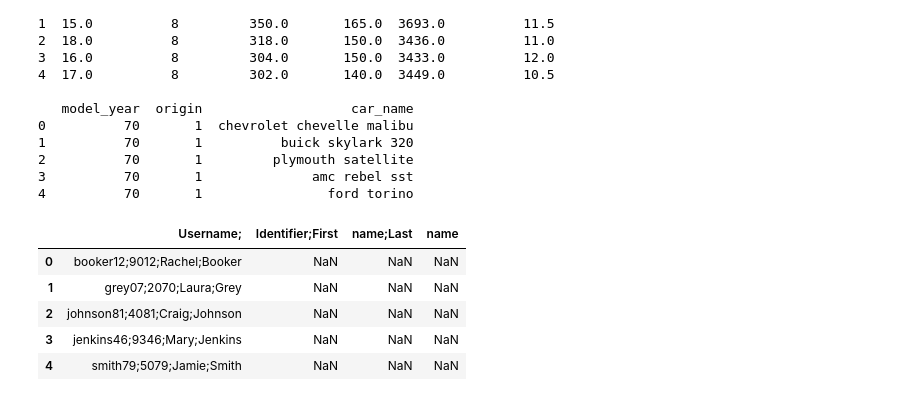
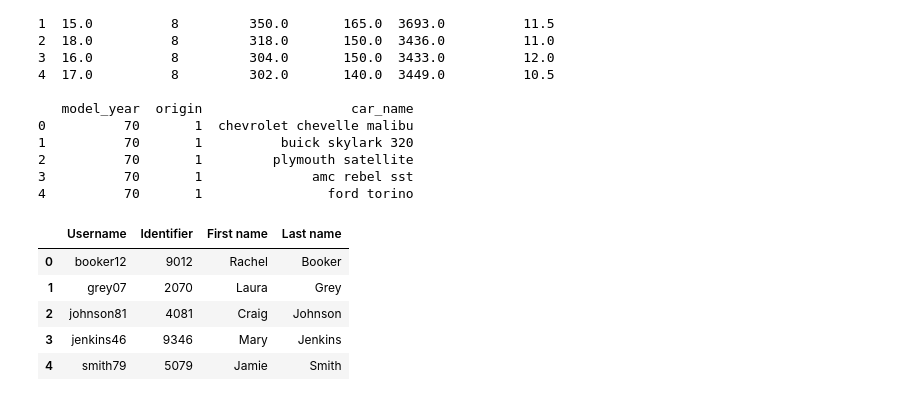
Before and after one commit to Coder-Amlan-for-College/MLC, a Jupyter notebook: CSV files.ipynb, the cells around one changed output. Cells and saved outputs as stored; diff of their text form; code cells hidden in the pictures.

```diff
--- a/CSV files.ipynb
+++ b/CSV files.ipynb
@@ -67,12 +68,12 @@ print(df.head())
 4          70       1                ford torino
 # %%
 url = "https://support.staffbase.com/hc/en-us/article_attachments/360009197031/username.csv"
-df3 = pd.read_csv(url,encoding="latin",sep=" ")
-df3.head()
+df3 = pd.read_csv(url,sep=";")
+df3.head(10)
 # %% [output]
-|  | Username; | Identifier;First | name;Last | name |
-| 0 | booker12;9012;Rachel;Booker | NaN | NaN | NaN |
-| 1 | grey07;2070;Laura;Grey | NaN | NaN | NaN |
-| 2 | johnson81;4081;Craig;Johnson | NaN | NaN | NaN |
-| 3 | jenkins46;9346;Mary;Jenkins | NaN | NaN | NaN |
-| 4 | smith79;5079;Jamie;Smith | NaN | NaN | NaN |
+|  | Username | Identifier | First name | Last name |
+| 0 | booker12 | 9012 | Rachel | Booker |
+| 1 | grey07 | 2070 | Laura | Grey |
+| 2 | johnson81 | 4081 | Craig | Johnson |
+| 3 | jenkins46 | 9346 | Mary | Jenkins |
+| 4 | smith79 | 5079 | Jamie | Smith |
```
Also changed, not shown: parts of 38 cells of this notebook.
